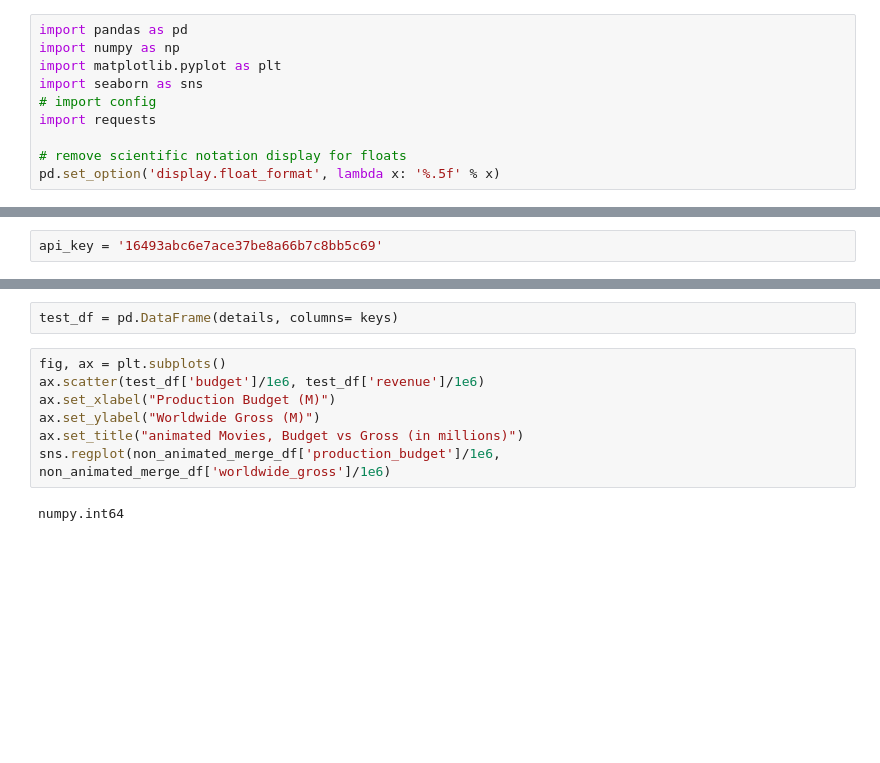
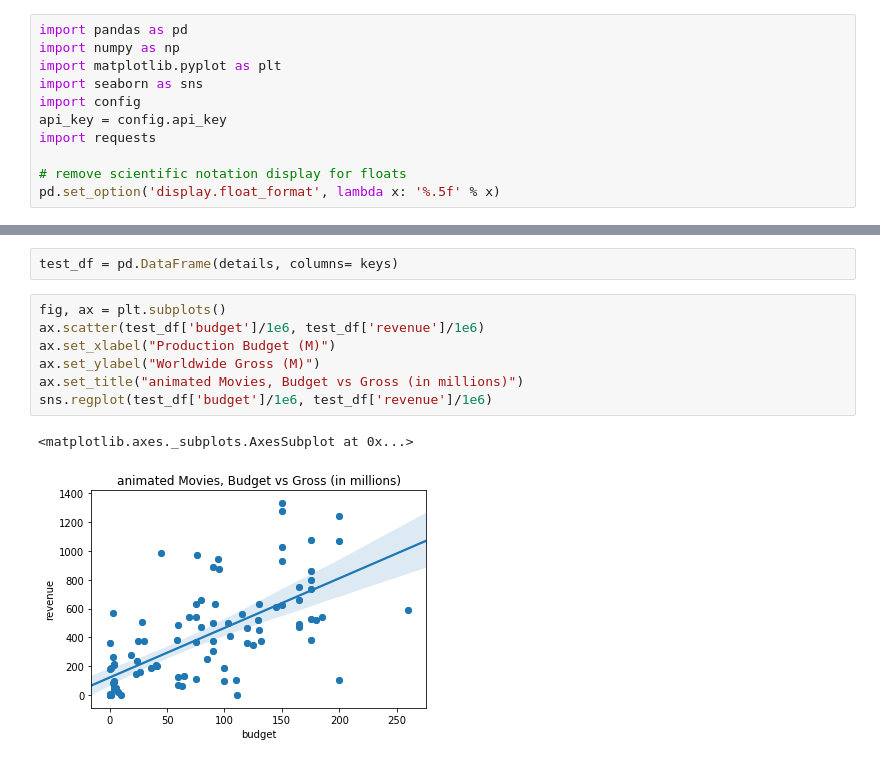
Before and after one commit to AMiNo-13/Movie-Recommendation-Project, a Jupyter notebook: MovieInvestigation.ipynb, the cells around one changed output, grey strips where cells are left out. Cells and saved outputs as stored; diff of their text form; blank space fills up the shorter version.

Commit message:
testing config and gitignor files

```diff
--- a/MovieInvestigation.ipynb
+++ b/MovieInvestigation.ipynb
@@ -3,7 +3,8 @@ import pandas as pd
 import numpy as np
 import matplotlib.pyplot as plt
 import seaborn as sns
-# import config
+import config
+api_key = config.api_key
 import requests
 
 # remove scientific notation display for floats
@@ -328,8 +329,6 @@ sns.regplot(non_animated_merge_df['production_budget']/1e6, non_animated_merge_d
 [figure]
 # %% [markdown]
 # TMDB API Results
-# %%
-api_key = '16493abc6e7ace37be8a66b7c8bb5c69'
 # %%
 def call_TMDB_api(page):
     return requests.get('https://api.themoviedb.org/3/discover/movie?api_key=' +  api_key + '&with_genres=16&page='+ page).json()['results']
@@ -396,9 +393,10 @@ test_df = pd.DataFrame(details, columns= keys)
 # %%
 fig, ax = plt.subplots()
 ax.scatter(test_df['budget']/1e6, test_df['revenue']/1e6)
 ax.set_xlabel("Production Budget (M)")
 ax.set_ylabel("Worldwide Gross (M)")
 ax.set_title("animated Movies, Budget vs Gross (in millions)")
-sns.regplot(non_animated_merge_df['production_budget']/1e6, non_animated_merge_df['worldwide_gross']/1e6)
+sns.regplot(test_df['budget']/1e6, test_df['revenue']/1e6)
 # %% [output]
-numpy.int64
+<matplotlib.axes._subplots.AxesSubplot at 0x...>
+[figure, added]
```
Also changed, not shown: parts of 1 cell of this notebook, 1 other file.
